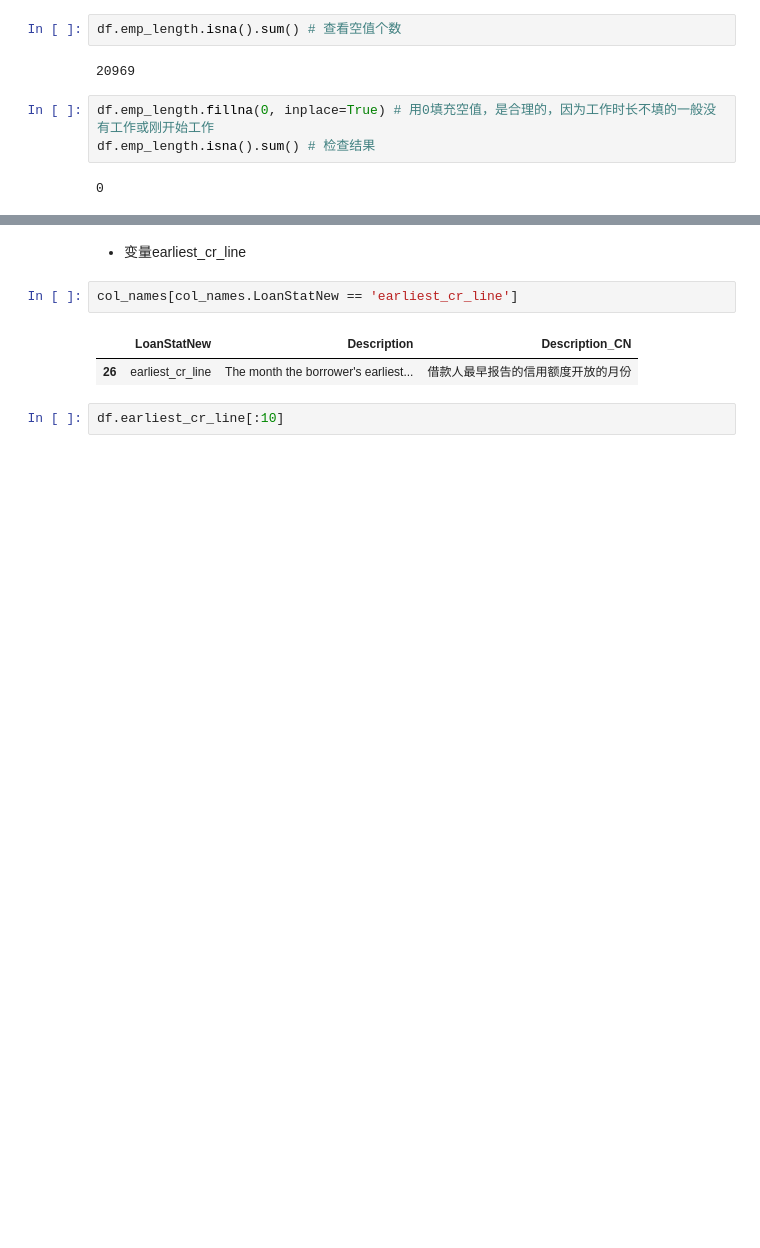
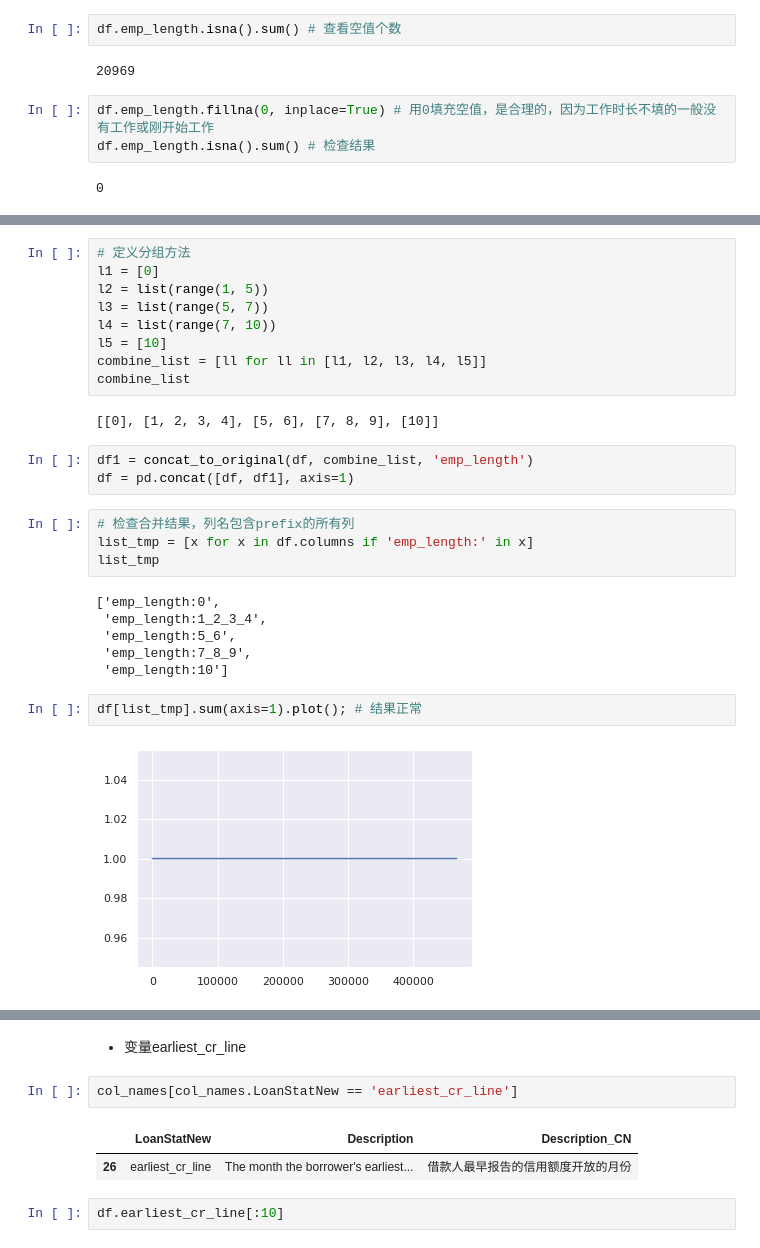
Before and after one commit to GoldenRaven/Lending_Club, a Jupyter notebook: code_my/preprocessing.ipynb, the cells around one changed output, grey strips where cells are left out. Saved outputs shown, nothing was run; the diff lists cells and outputs as text; blank space fills up the shorter version.

```diff
--- a/code_my/preprocessing.ipynb
+++ b/code_my/preprocessing.ipynb
@@ -1330,0 +1401,28 @@ df.emp_length.isna().sum() # 检查结果
+# %%
+# 定义分组方法
+l1 = [0]
+l2 = list(range(1, 5))
+l3 = list(range(5, 7))
+l4 = list(range(7, 10))
+l5 = [10]
+combine_list = [ll for ll in [l1, l2, l3, l4, l5]]
+combine_list
+# %% [output]
+[[0], [1, 2, 3, 4], [5, 6], [7, 8, 9], [10]]
+# %%
+df1 = concat_to_original(df, combine_list, 'emp_length')
+df = pd.concat([df, df1], axis=1)
+# %%
+# 检查合并结果，列名包含prefix的所有列
+list_tmp = [x for x in df.columns if 'emp_length:' in x]
+list_tmp
+# %% [output]
+['emp_length:0',
+ 'emp_length:1_2_3_4',
+ 'emp_length:5_6',
+ 'emp_length:7_8_9',
+ 'emp_length:10']
+# %%
+df[list_tmp].sum(axis=1).plot(); # 结果正常
+# %% [output]
+[figure, added]
```
Also changed, not shown: parts of 181 cells of this notebook.
